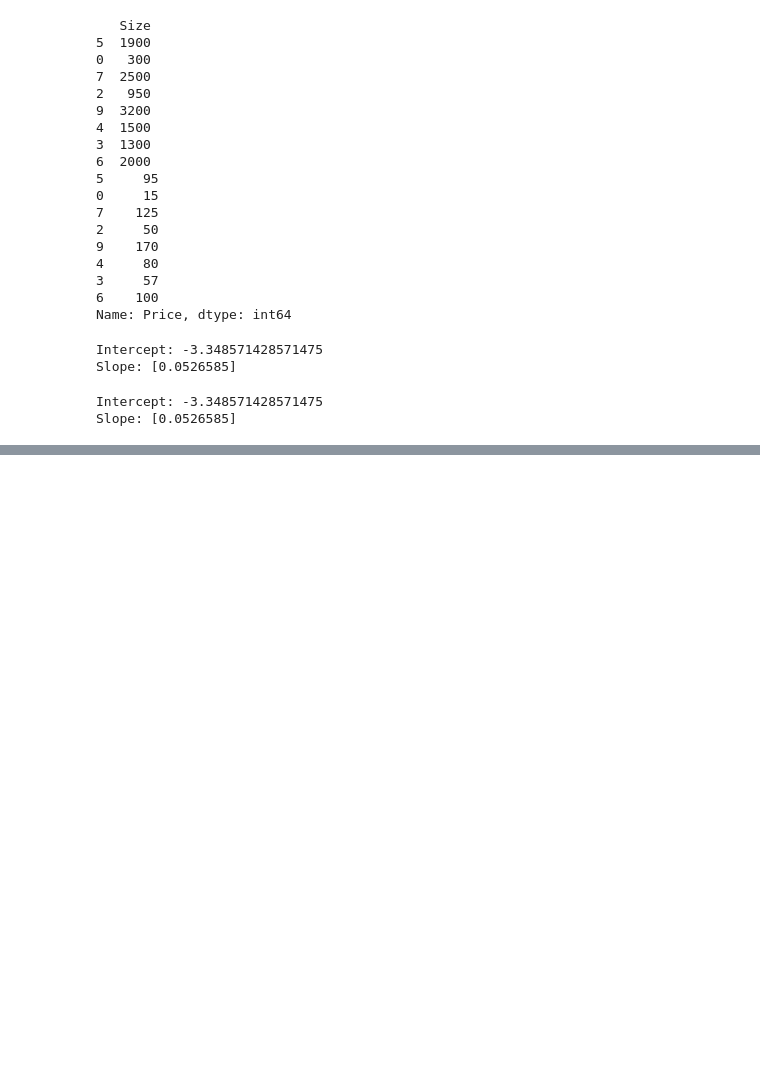
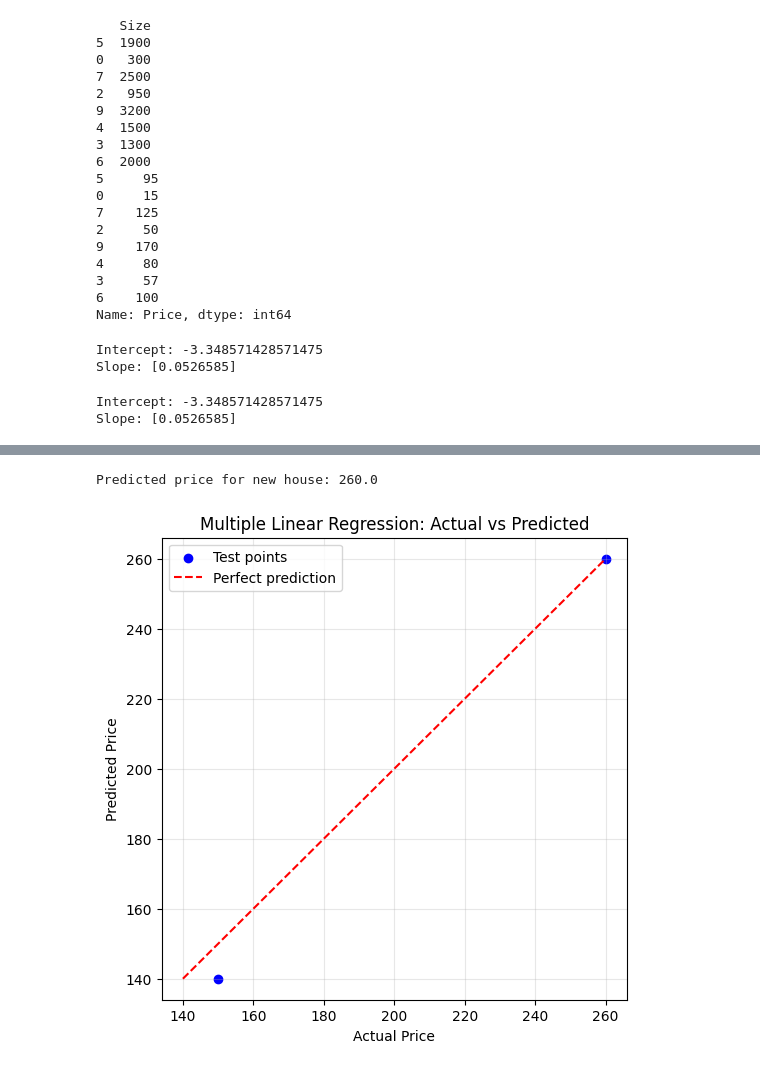
Before and after one commit to adzuci/ai-fundamentals, a Jupyter notebook: class-3-machine-learning-deep-learning-basics/class-3-ml-dl-basics.ipynb, the cells around one changed output, grey strips where cells are left out. Saved outputs shown, nothing was run; the diff lists cells and outputs as text; code cells hidden in the pictures; blank space fills up the shorter version.

```diff
--- a/class-3-machine-learning-deep-learning-basics/class-3-ml-dl-basics.ipynb
+++ b/class-3-machine-learning-deep-learning-basics/class-3-ml-dl-basics.ipynb
@@ -177,0 +298,3 @@ In short: Linear Regression predicts continuous values by fitting a straight lin
+# %%
+X_multi = mydata_multi[["Area", "Bedrooms", "Age"]]  # features
+y_multi = mydata_multi["Price"]                      # target
@@ -177,0 +325,4 @@ In short: Linear Regression predicts continuous values by fitting a straight lin
+# %%
+# Train multiple linear regression model
+multi_reg = LinearRegression()
+multi_reg.fit(X_train_multi, y_train_multi)
@@ -177,0 +331,19 @@ In short: Linear Regression predicts continuous values by fitting a straight lin
+# %%
+from sklearn.metrics import mean_squared_error, r2_score
+
+# Bonus: Inspect the coefficients and intercept
+print("Intercept (b):", multi_reg.intercept_)
+print("Coefficients (m for each feature):", multi_reg.coef_)
+print("Feature order:", X_multi.columns.tolist())
+
+# Predictions on the test set
+y_pred_multi = multi_reg.predict(X_test_multi)
+
+print("Actual:", list(y_test_multi))
+print("Predicted:", list(y_pred_multi))
+
+mse_multi = mean_squared_error(y_test_multi, y_pred_multi)
+r2_multi = r2_score(y_test_multi, y_pred_multi)
+
+print("MSE (multi):", mse_multi)
+print("R^2 (multi):", r2_multi)
@@ -177,0 +358,32 @@ In short: Linear Regression predicts continuous values by fitting a straight lin
+# %%
+# Predict a new house using a DataFrame with feature names
+new_house_df = pd.DataFrame(
+    [[2100, 3, 4]],          # Area, Bedrooms, Age
+    columns=["Area", "Bedrooms", "Age"]
+)
+
+pred_price_multi = multi_reg.predict(new_house_df)
+print("Predicted price for new house:", pred_price_multi[0])
+# %% [output]
+Predicted price for new house: 260.0
+# %%
+# Visualize how close predictions are to actual test prices
+plt.figure(figsize=(6, 6))
+
+# Scatter: each point is (actual_price, predicted_price)
+plt.scatter(y_test_multi, y_pred_multi, color="blue", label="Test points")
+
+# Perfect-prediction line (y = x)
+min_price = min(y_test_multi.min(), y_pred_multi.min())
+max_price = max(y_test_multi.max(), y_pred_multi.max())
+plt.plot([min_price, max_price], [min_price, max_price],
+         color="red", linestyle="--", label="Perfect prediction")
+
+plt.xlabel("Actual Price")
+plt.ylabel("Predicted Price")
+plt.title("Multiple Linear Regression: Actual vs Predicted")
+plt.legend()
+plt.grid(alpha=0.3)
+plt.show()
+# %% [output]
+[figure, added]
```
Also changed, not shown: parts of 9 cells of this notebook, 1 other file.
